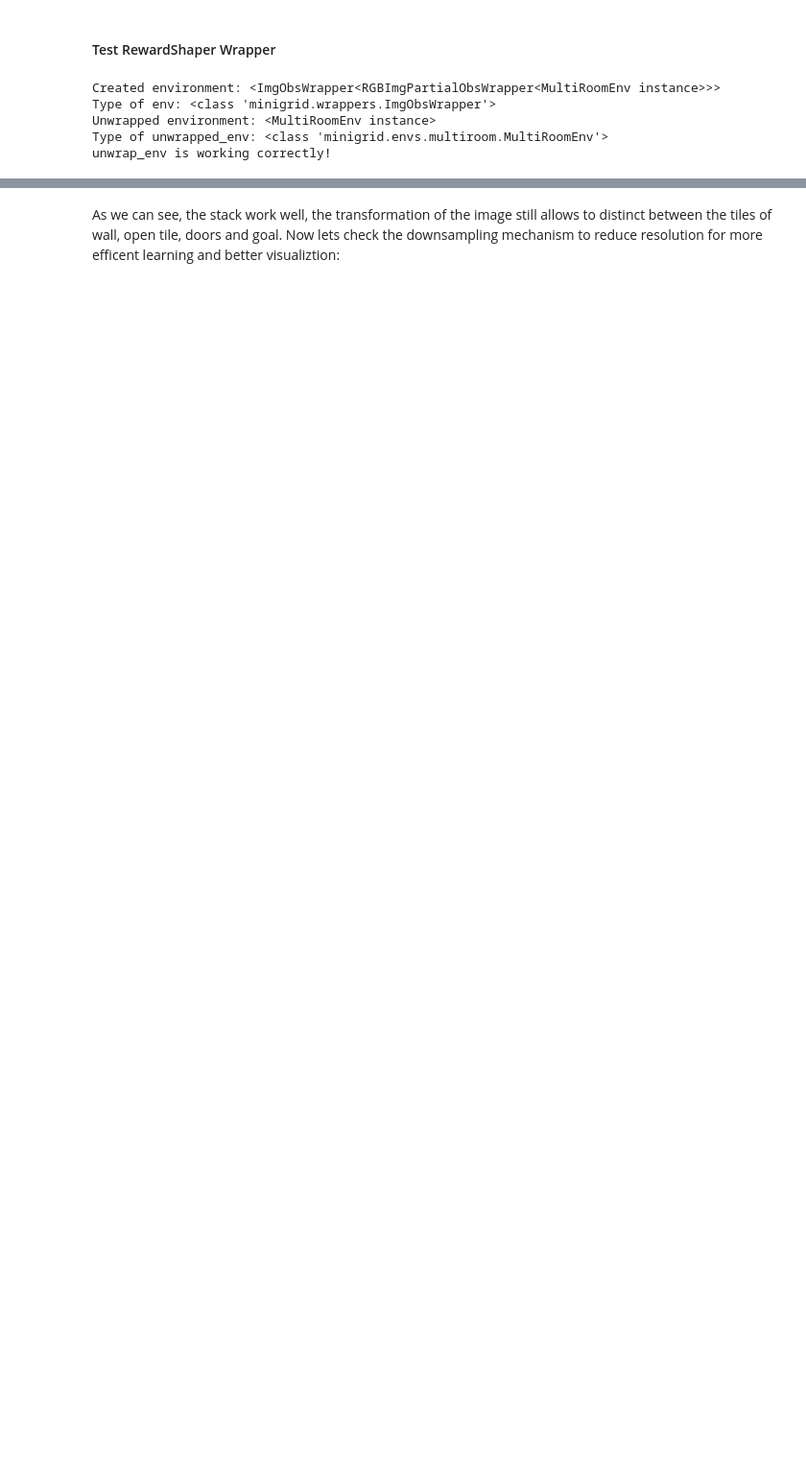
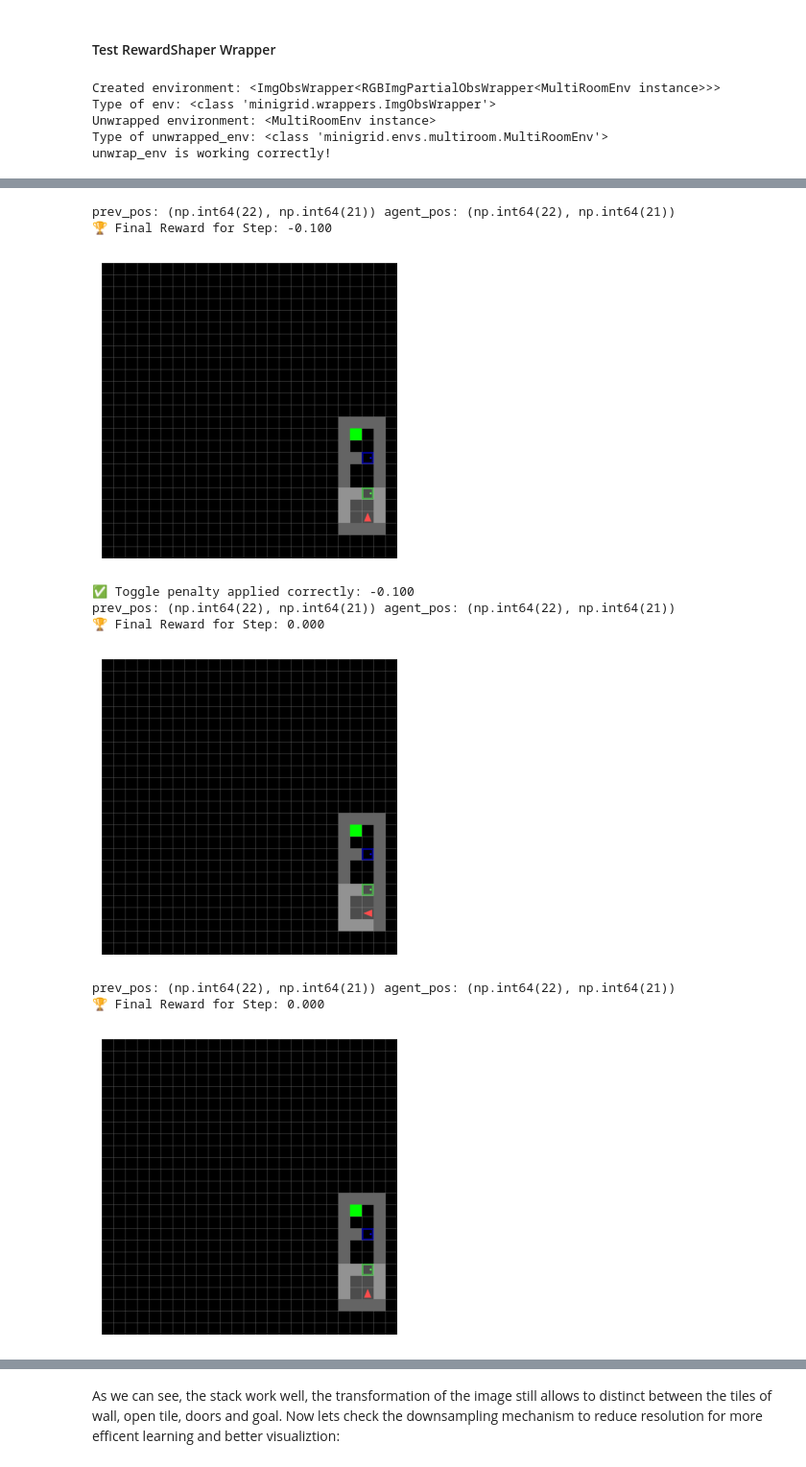
Before and after one commit to yGit741/RL-final, a Jupyter notebook: final_project_training_204266191_318947470.ipynb, the cells around one changed output, grey strips where cells are left out. Shown at 96% size. Saved outputs shown, nothing was run; the diff lists cells and outputs as text; code cells hidden in the pictures; blank space fills up the shorter version.

```diff
--- a/final_project_training_204266191_318947470.ipynb
+++ b/final_project_training_204266191_318947470.ipynb
@@ -960,0 +954,64 @@ AssertionError: ❌ No-move penalty NOT applied! Expected -0.1, but got -0.020
+# %%
+# ✅ Create the fixed environment
+env, obs = create_multiroom_env(
+    num_rooms=3, max_room_size=4, seed=13, reward_shaping=True,
+    progress_reward=0.0,
+    distance_weight=0.0,
+    revisit_penalty=0.0,
+    door_open_reward=0.5,  # ✅ We expect this reward when opening a door
+    no_move_penalty=0.0,
+    toggle_penalty=-0.1  # ✅ We expect this penalty when toggling incorrectly
+)
+
+# ✅ Step 1: Try a toggle action without facing a door (should apply toggle penalty)
+action_toggle = env.unwrapped.actions.toggle
+obs, reward, done, truncated, info = env.step(action_toggle)
+show_full_frame_rgb(env)
+
+# ✅ Check if toggle penalty applied
+if reward != -0.1:
+    raise AssertionError(f"❌ Toggle penalty NOT applied correctly! Expected -0.1, but got {reward:.3f}")
+
+print(f"✅ Toggle penalty applied correctly: {reward:.3f}")
+
+# ✅ Step 2: Try other actions (should NOT apply toggle penalty)
+for action in [env.unwrapped.actions.left, env.unwrapped.actions.right,env.unwrapped.actions.forward]:
+    obs, reward, done, truncated, info = env.step(action)
+    show_full_frame_rgb(env)
+
+
+    # ✅ Ensure no penalty was applied for non-toggle actions
+    if reward == -0.1:
+        raise AssertionError(f"❌ Toggle penalty incorrectly applied on action {action}!")
+
+print("✅ No toggle penalty applied for non-toggle actions.")
+
+
+
+# toggling the door once
+#replace with code that check that it get the open_door reward
+# replace with code that no toggle penalty when toggle open door
+
+# toggling the door twice and third
+# verify that no open door reward given and toggle penalty does
+
+# go forward three steps
+# verify no door reward or toggle penalty given
+
+# toggling the second door door once
+#replace with code that check that it get the open_door reward
+# replace with code that no toggle penalty when toggle open door
+
+# toggling the second door twice and third
+# verify that no open door reward given and toggle penalty does
+# %% [output]
+prev_pos: (np.int64(22), np.int64(21)) agent_pos: (np.int64(22), np.int64(21))
+🏆 Final Reward for Step: -0.100
+[figure, added]
+✅ Toggle penalty applied correctly: -0.100
+prev_pos: (np.int64(22), np.int64(21)) agent_pos: (np.int64(22), np.int64(21))
+🏆 Final Reward for Step: 0.000
+[figure, added]
+prev_pos: (np.int64(22), np.int64(21)) agent_pos: (np.int64(22), np.int64(21))
+🏆 Final Reward for Step: 0.000
+[figure, added]
```
Also changed, not shown: parts of 18 cells of this notebook.
